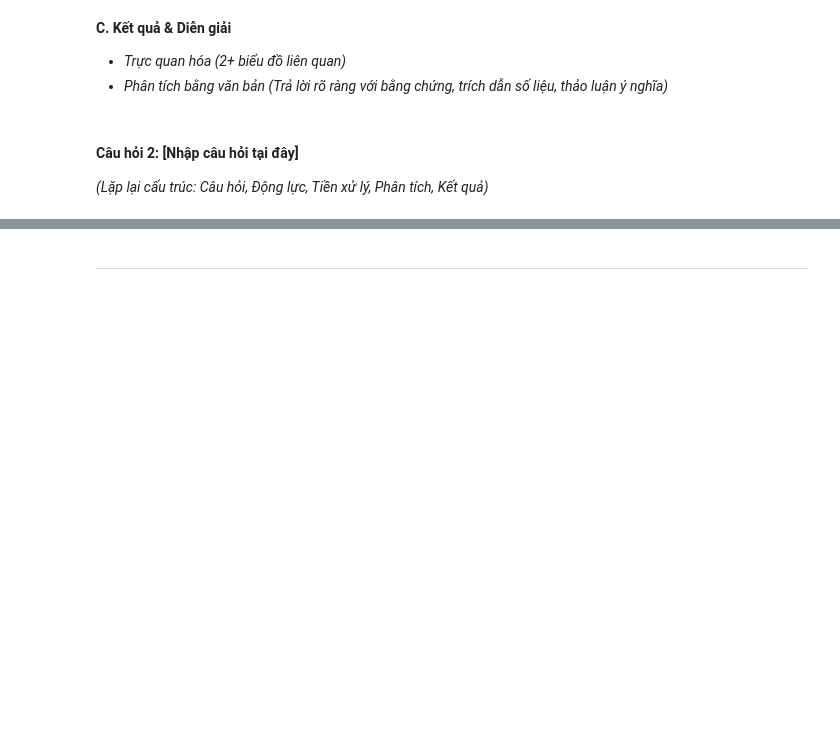
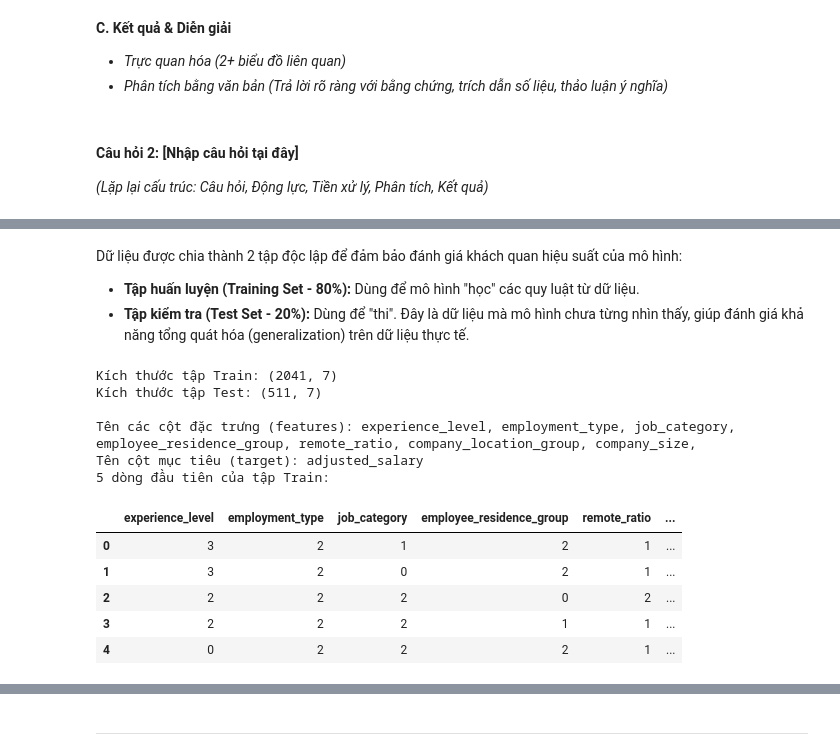
Before and after one commit to Trung0Minh/CSC17104_2025_Final_Project, a Jupyter notebook: DataScienceSalaries2023.ipynb, the cells around one changed output, grey strips where cells are left out. Saved outputs shown, nothing was run; the diff lists cells and outputs as text; code cells hidden in the pictures; blank space fills up the shorter version.

```diff
--- a/DataScienceSalaries2023.ipynb
+++ b/DataScienceSalaries2023.ipynb
@@ -906,0 +981,7 @@ Xác định 2 × n câu hỏi ý nghĩa (với n là số thành viên nhóm).
+# %%
+# Chạy hàm chuẩn bị
+df_model, encoders = dp.prepare_data_for_model(df)
+
+# Tách X, y
+X = df_model.drop(columns=['adjusted_salary'])
+y = df_model['adjusted_salary'] # mục tiêu dự đoán
@@ -906,0 +1005,35 @@ Xác định 2 × n câu hỏi ý nghĩa (với n là số thành viên nhóm).
+# %% [markdown]
+Dữ liệu được chia thành 2 tập độc lập để đảm bảo đánh giá khách quan hiệu suất của mô hình:
+
+* **Tập huấn luyện (Training Set - 80%):** Dùng để mô hình "học" các quy luật từ dữ liệu.
+* **Tập kiểm tra (Test Set - 20%):** Dùng để "thi". Đây là dữ liệu mà mô hình chưa từng nhìn thấy, giúp đánh giá khả năng tổng quát hóa (generalization) trên dữ liệu thực tế.
+# %%
+from sklearn.model_selection import train_test_split
+
+X_train, X_test, y_train_log, y_test_log = train_test_split(
+    X, y_log,
+    test_size=0.2,  # kích thước tập Test
+    random_state=42 # đảm bảo kết quả có thể tái lập
+)
+
+print(f"Kích thước tập Train: {X_train.shape}")
+print(f"Kích thước tập Test: {X_test.shape}")
+print("\nTên các cột đặc trưng (features):", end=" ")
+for col in X.columns.tolist():
+    print(f"{col}, ", end="")
+print("\nTên cột mục tiêu (target): adjusted_salary")
+print(f"5 dòng đầu tiên của tập Train:")
+X_train.reset_index(drop=True).head()
+# %% [output]
+Kích thước tập Train: (2041, 7)
+Kích thước tập Test: (511, 7)
+
+Tên các cột đặc trưng (features): experience_level, employment_type, job_category, employee_residence_group, remote_ratio, company_location_group, company_size,
+Tên cột mục tiêu (target): adjusted_salary
+5 dòng đầu tiên của tập Train:
+|  | experience_level | employment_type | job_category | employee_residence_group | remote_ratio | ... |
+| 0 | 3 | 2 | 1 | 2 | 1 | ... |
+| 1 | 3 | 2 | 0 | 2 | 1 | ... |
+| 2 | 2 | 2 | 2 | 0 | 2 | ... |
+| 3 | 2 | 2 | 2 | 1 | 1 | ... |
+| 4 | 0 | 2 | 2 | 2 | 1 | ... |
```
Also changed, not shown: parts of 24 cells of this notebook, 3 other files.
